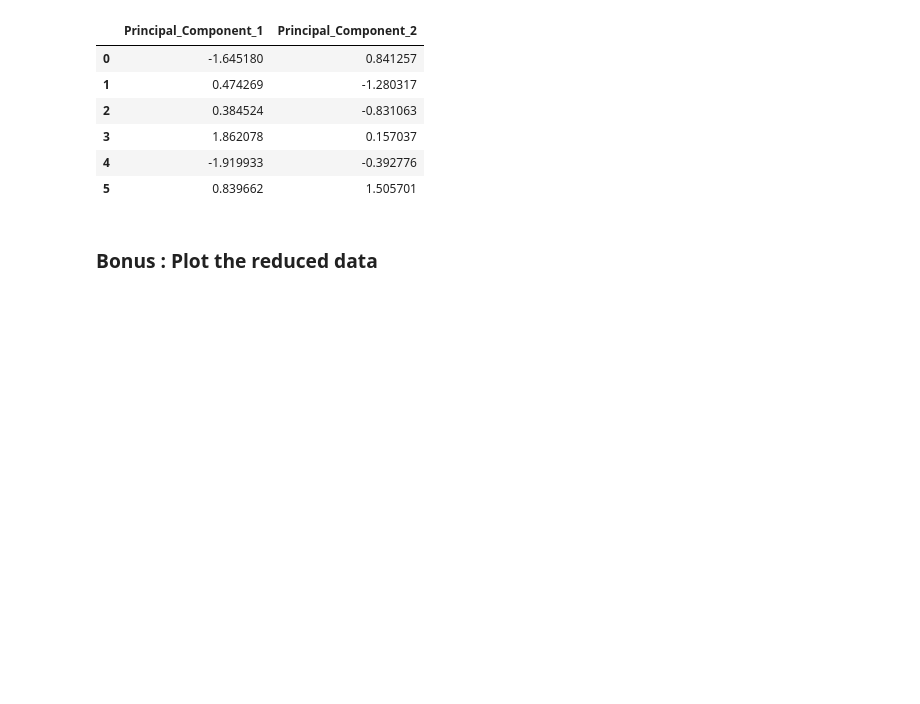
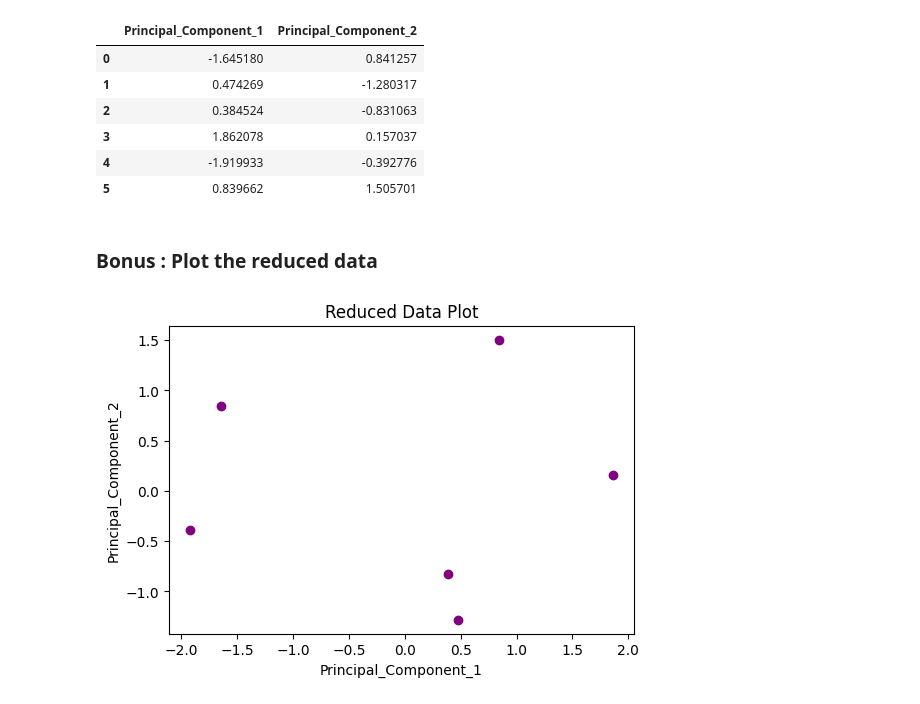
Before and after one commit to Wissemamr/Fundamentals_of_DS, a Jupyter notebook: HW/HW3/Part1_feature_engineering/exo2.ipynb, the cells around one changed output. Drawn from its saved outputs; the diff is of its cells as text; code cells hidden in the pictures; blank space fills up the shorter version.

```diff
--- a/HW/HW3/Part1_feature_engineering/exo2.ipynb
+++ b/HW/HW3/Part1_feature_engineering/exo2.ipynb
@@ -81,12 +81,12 @@ import numpy as np
 
 # Structure the table into a df for easier manipulation
 data = {
-    "X": [12, 17, 12, 6, 17, 4],
-    "Y": [24, 15.5, 13, 13.5, 21, 20.3],
-    "Z": [6, -2, 3, -2.5, 7.2, -0.9],
+    'X': [12, 17, 12, 6, 17, 4],
+    'Y': [24, 15.5, 13, 13.5, 21, 20.3],
+    'Z': [6, -2, 3, -2.5, 7.2, -0.9]
 }
 
-df = pd.DataFrame(data, index=["R1", "R2", "R3", "R4", "R5", "R6"])
+df = pd.DataFrame(data, index=['R1', 'R2', 'R3', 'R4', 'R5', 'R6'])
 df
 # %% [output]
 |  | X | Y | Z |
@@ -212,20 +206,15 @@ Sorted eigenvalues:
 # %% [markdown]
 We use <b> Explained Variance Ratio </b> as a metric to evaluate the usefulness of your principal components and to choose how many components to use in your model. The explained variance ratio is the percentage of variance that is attributed by each of the selected components. Ideally, you would choose the number of components to include in your model by adding the explained variance ratio of each component until you reach a total of around 0.9
 # %%
-def select_main_comp(
-    eigenvalues: np.ndarray, eigenvectors: np.ndarray, threshold: float
-) -> np.ndarray:
+def select_main_comp(eigenvalues: np.ndarray, eigenvectors: np.ndarray, threshold : float) -> np.ndarray:
     total_variance = np.sum(eigenvalues)
     # calculate explained variance ratio (evr)
     evr = eigenvalues / total_variance
-    print(evr)
     cumulative_explained_variance = np.cumsum(evr)
-    print(cumulative_explained_variance)
     num_components_to_keep = np.argmax(cumulative_explained_variance >= threshold) + 1
     chosen_eigvals = eigenvalues[:num_components_to_keep]
     chosen_eigvects = eigenvectors[:, :num_components_to_keep]
-    return chosen_eigvects
-
+    return  chosen_eigvects
 
 main_comp = select_main_comp(eigenvals, eigenvects, 0.9)
 print(main_comp)
@@ -252,9 +237,7 @@ print(reduced_data)
  [-1.91993324 -0.3927762 ]
  [ 0.83966164  1.50570106]]
 # %%
-reduced_df = pd.DataFrame(
-    reduced_data, columns=["Principal_Component_1", "Principal_Component_2"]
-)
+reduced_df = pd.DataFrame(reduced_data, columns=['Principal_Component_1', 'Principal_Component_2'])
 reduced_df
 # %% [output]
 |  | Principal_Component_1 | Principal_Component_2 |
@@ -269,13 +252,11 @@ reduced_df
 # %%
 import matplotlib.pyplot as plt
 
 plt.figure(figsize=(6, 4))
-plt.scatter(
-    reduced_df["Principal_Component_1"],
-    reduced_df["Principal_Component_2"],
-    color="purple",
-)
-plt.title("Reduced Data Plot")
-plt.xlabel("Principal_Component_1")
-plt.ylabel("Principal_Component_2")
+plt.scatter(reduced_df['Principal_Component_1'], reduced_df['Principal_Component_2'], color = 'purple')
+plt.title('Reduced Data Plot')
+plt.xlabel('Principal_Component_1')
+plt.ylabel('Principal_Component_2')
 plt.show()
+# %% [output]
+[figure, added]
```
Also changed, not shown: parts of 7 cells of this notebook.
